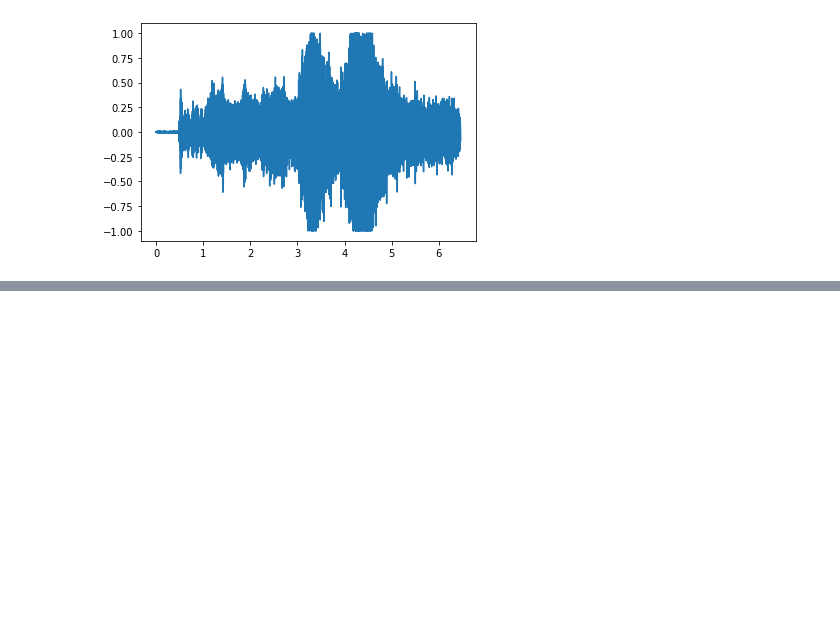
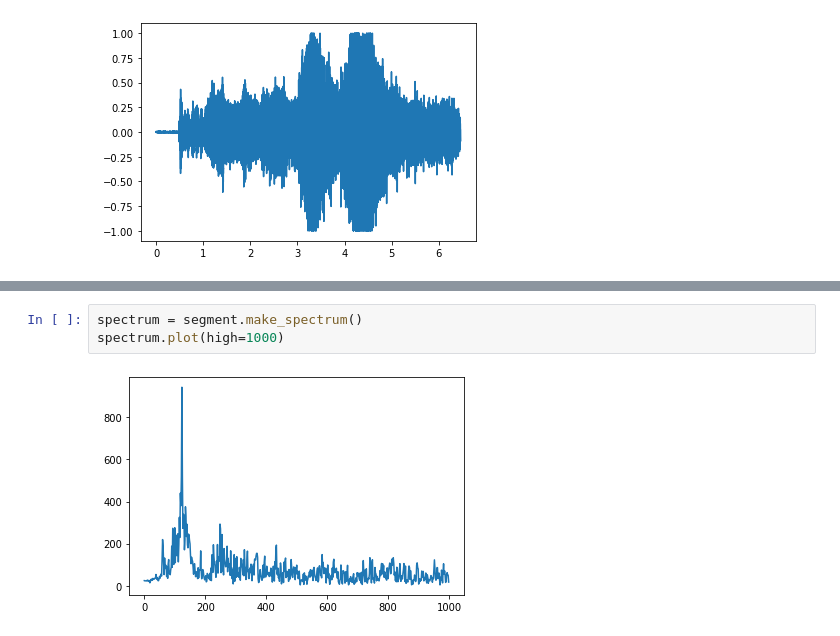
Before and after one commit to SergioGomezDavila/Reto-0-Ac-stica, a Jupyter notebook: practica_1.ipynb, the cells around one changed output, grey strips where cells are left out. Drawn from its saved outputs; the diff is of its cells as text; blank space fills up the shorter version.

```diff
--- a/practica_1.ipynb
+++ b/practica_1.ipynb
@@ -29,0 +75,5 @@ wave.plot()
+# %%
+spectrum = segment.make_spectrum()
+spectrum.plot(high=1000)
+# %% [output]
+[figure, added]
```
Also changed, not shown: parts of 6 cells of this notebook.
